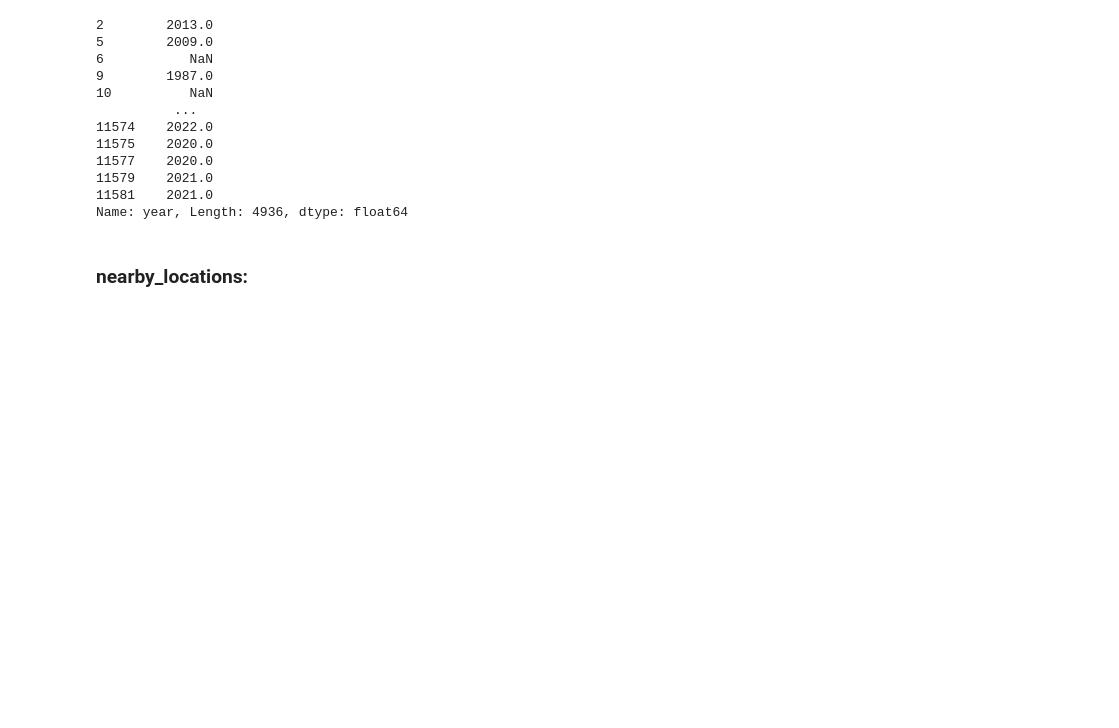
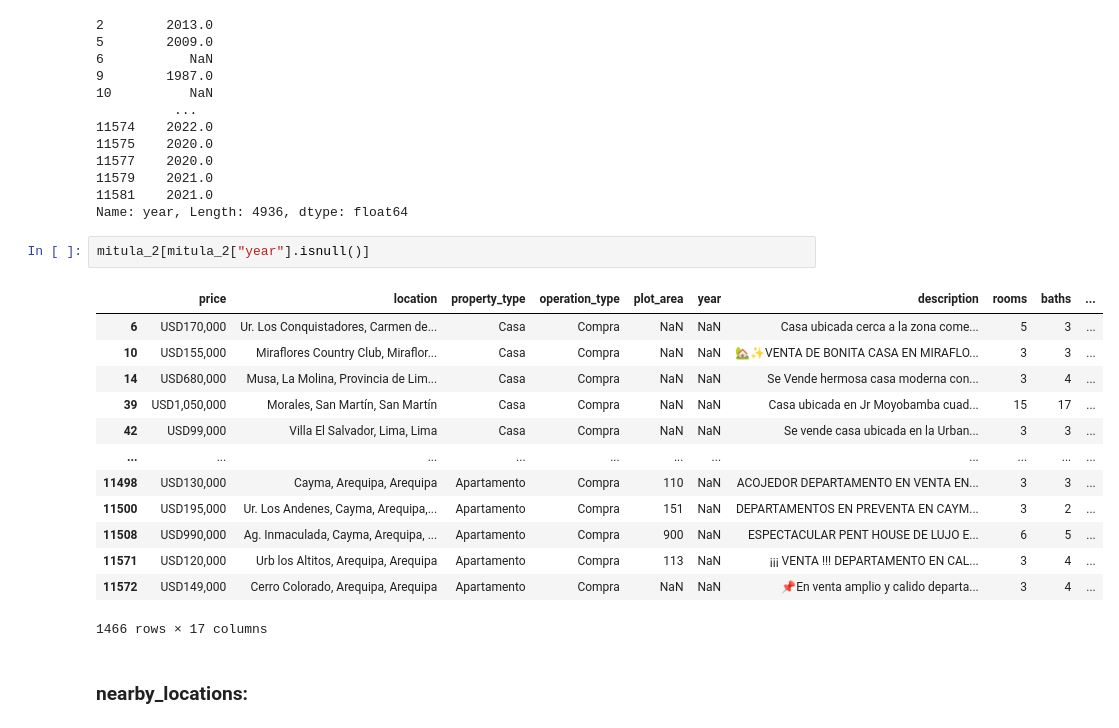
Before and after one commit to HugoGT/Vibi_model, a Jupyter notebook: ETL/mitula_ETL.ipynb, the cells around one changed output. Drawn from its saved outputs; the diff is of its cells as text; blank space fills up the shorter version.

Commit message:
etl  mitula

```diff
--- a/ETL/mitula_ETL.ipynb
+++ b/ETL/mitula_ETL.ipynb
@@ -228,6 +228,22 @@ mitula_2["year"]
 11579    2021.0
 11581    2021.0
 Name: year, Length: 4936, dtype: float64
+# %%
+mitula_2[mitula_2["year"].isnull()]
+# %% [output]
+|  | price | location | property_type | operation_type | plot_area | year | description | rooms | baths | ... |
+| 6 | USD170,000 | Ur. Los Conquistadores, Carmen de... | Casa | Compra | NaN | NaN | Casa ubicada cerca a la zona come... | 5 | 3 | ... |
+| 10 | USD155,000 | Miraflores Country Club, Miraflor... | Casa | Compra | NaN | NaN | 🏡✨VENTA DE BONITA CASA EN MIRAFLO... | 3 | 3 | ... |
+| 14 | USD680,000 | Musa, La Molina, Provincia de Lim... | Casa | Compra | NaN | NaN | Se Vende hermosa casa moderna con... | 3 | 4 | ... |
+| 39 | USD1,050,000 | Morales, San Martín, San Martín | Casa | Compra | NaN | NaN | Casa ubicada en Jr Moyobamba cuad... | 15 | 17 | ... |
+| 42 | USD99,000 | Villa El Salvador, Lima, Lima | Casa | Compra | NaN | NaN | Se vende casa ubicada en la Urban... | 3 | 3 | ... |
+| ... | ... | ... | ... | ... | ... | ... | ... | ... | ... | ... |
+| 11498 | USD130,000 | Cayma, Arequipa, Arequipa | Apartamento | Compra | 110 | NaN | ACOJEDOR DEPARTAMENTO EN VENTA EN... | 3 | 3 | ... |
+| 11500 | USD195,000 | Ur. Los Andenes, Cayma, Arequipa,... | Apartamento | Compra | 151 | NaN | DEPARTAMENTOS EN PREVENTA EN CAYM... | 3 | 2 | ... |
+| 11508 | USD990,000 | Ag. Inmaculada, Cayma, Arequipa, ... | Apartamento | Compra | 900 | NaN | ESPECTACULAR PENT HOUSE DE LUJO E... | 6 | 5 | ... |
+| 11571 | USD120,000 | Urb los Altitos, Arequipa, Arequipa | Apartamento | Compra | 113 | NaN | ¡¡¡ VENTA !!! DEPARTAMENTO EN CAL... | 3 | 4 | ... |
+| 11572 | USD149,000 | Cerro Colorado, Arequipa, Arequipa | Apartamento | Compra | NaN | NaN | 📌En venta amplio y calido departa... | 3 | 4 | ... |
+1466 rows × 17 columns
 # %% [markdown]
 ### nearby_locations:
 # %%
```
Also changed, not shown: parts of 18 cells of this notebook, 1 other file.
